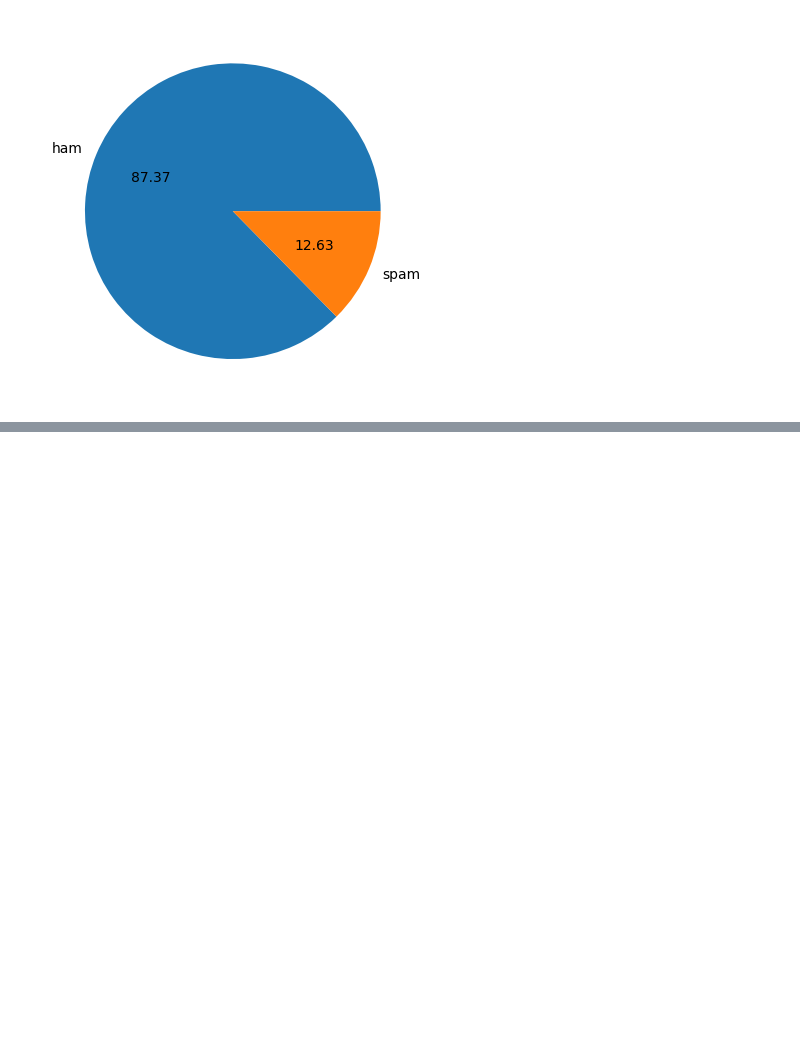
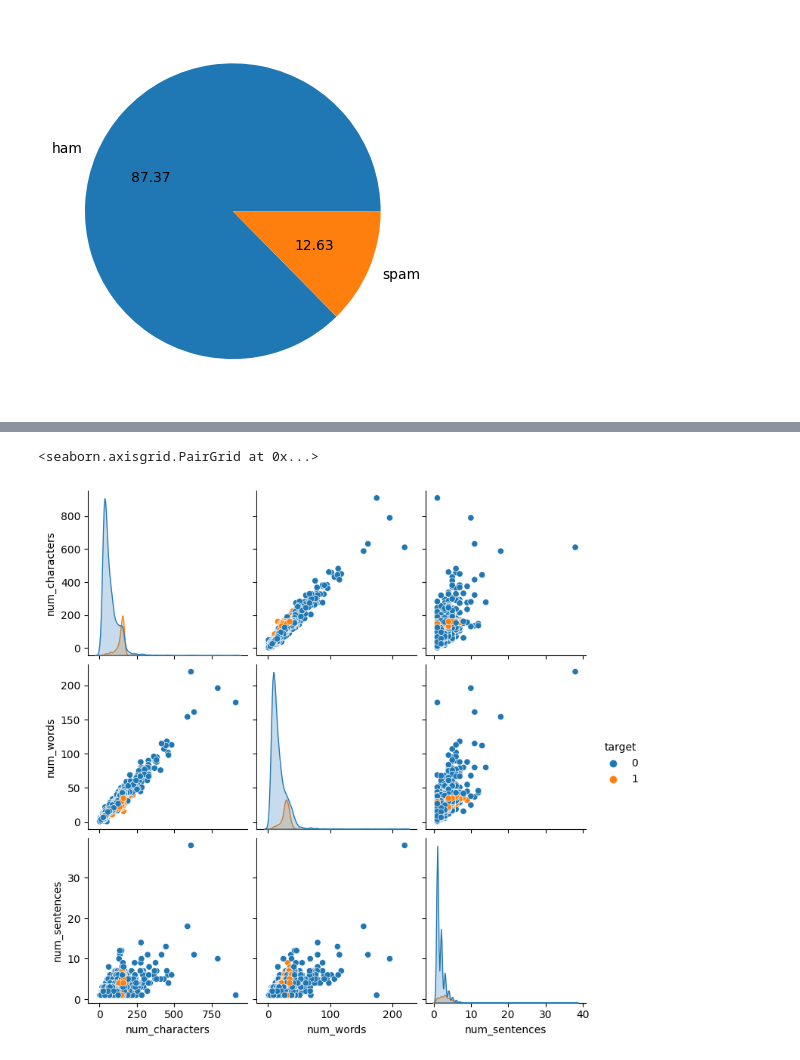
Before and after one commit to bouzenaali/spam-classification, a Jupyter notebook: spam_classification.ipynb, the cells around one changed output, grey strips where cells are left out. Cells and saved outputs as stored; diff of their text form; code cells hidden in the pictures; blank space fills up the shorter version.

```diff
--- a/spam_classification.ipynb
+++ b/spam_classification.ipynb
@@ -153,0 +251,5 @@ plt.show()
+# %%
+sns.pairplot(data,hue='target')
+# %% [output]
+<seaborn.axisgrid.PairGrid at 0x...>
+[figure, added]
```
Also changed, not shown: parts of 21 cells of this notebook.
